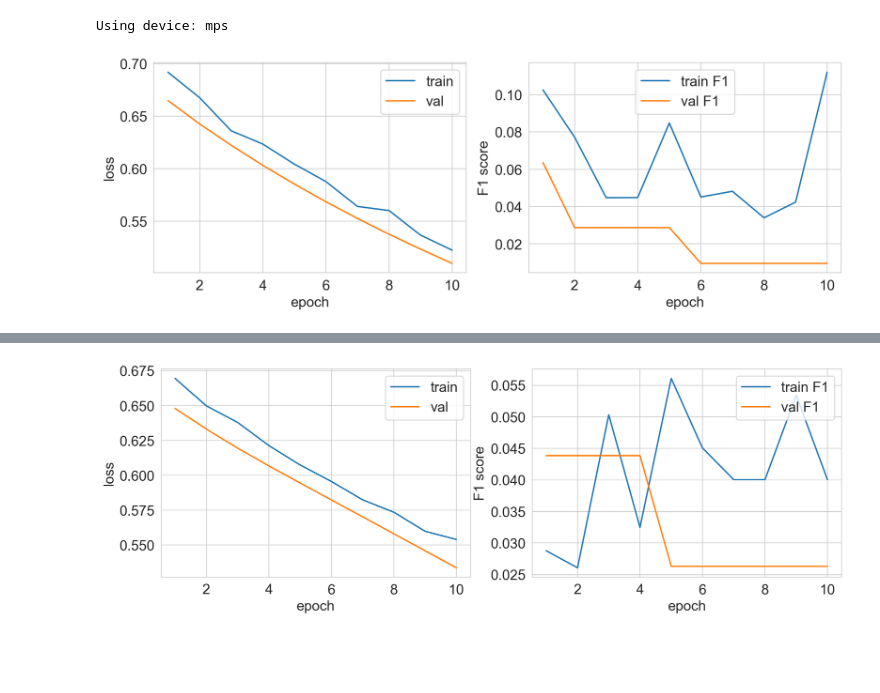
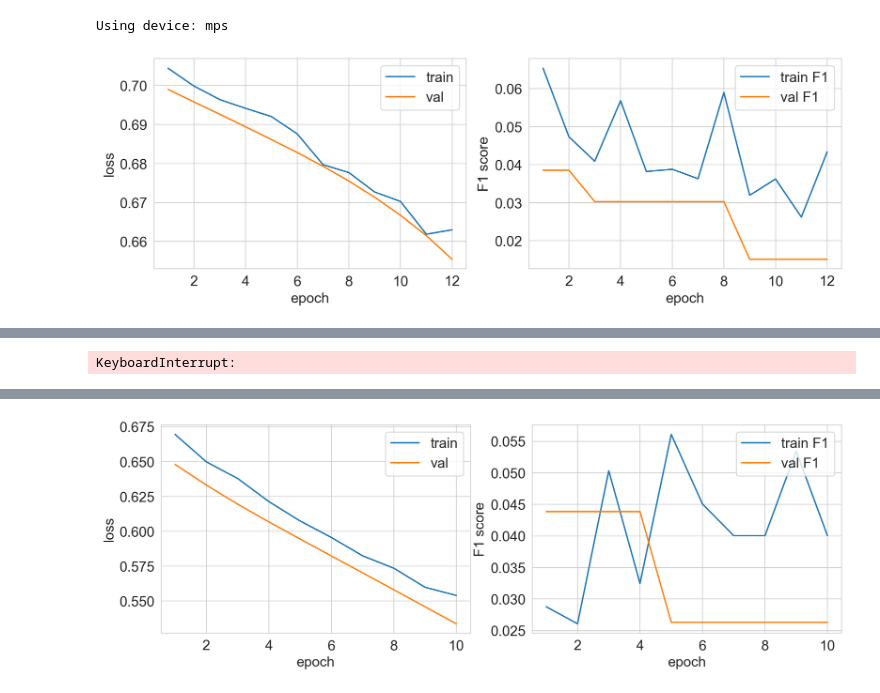
Before and after one commit to aapetukhov/NLP, a Jupyter notebook: nlp_hw2/nlp_hw2.ipynb, the cells around one changed output, grey strips where cells are left out. Saved outputs shown, nothing was run; the diff lists cells and outputs as text; code cells hidden in the pictures; blank space fills up the shorter version.

```diff
--- a/nlp_hw2/nlp_hw2.ipynb
+++ b/nlp_hw2/nlp_hw2.ipynb
@@ -134,7 +134,7 @@ def collate_fn(batch):
     labels = [item['labels'] for item in batch]
 
     max_len = max(len(text) for text in inputs)
-    padded_inputs = [text + [-1] * (max_len - len(text)) for text in inputs]
+    padded_inputs = [text + [0] * (max_len - len(text)) for text in inputs]
 
     padded_inputs = torch.tensor(padded_inputs, dtype=torch.long)
     labels = torch.tensor(np.array(labels), dtype=torch.float32)
@@ -190,32 +190,32 @@ Using device: mps
 # %%
 VOCAB_SIZE = len(word_tokenizer.idx2word)
 OUTPUT_SIZE = len(y_train.iloc[0])
 EMBEDDING_DIM = 128
 HIDDEN_SIZE = 64
-NUM_EPOCHS = 10
+NUM_EPOCHS = 30
 LR = 3e-4
 
 baseline = models.Baseline(
     vocab_size=VOCAB_SIZE,
     embedding_dim=EMBEDDING_DIM,
     hidden_size=HIDDEN_SIZE,
     output_size=OUTPUT_SIZE
     ).to(device)
 
 optimizer = torch.optim.Adam(baseline.parameters(), lr=LR)
 criterion = nn.BCELoss()
 
 trainer = trainers.Trainer(
     model=baseline,
     optimizer=optimizer,
     scheduler=None,
     train_loader=train_loader,
     val_loader=test_loader,
     num_epochs=NUM_EPOCHS,
     device=device,
     criterion=criterion
 )
 
 trainer.train()
 # %% [output]
-[figure, old version]
+[figure, new version]
@@ -224,3 +224,4 @@ Train F1: 0.1119, Val F1: 0.0096
+KeyboardInterrupt:
 # %% [markdown]
 ### LSTM
 
```
Also changed, not shown: parts of 2 cells of this notebook, 1 other file.
